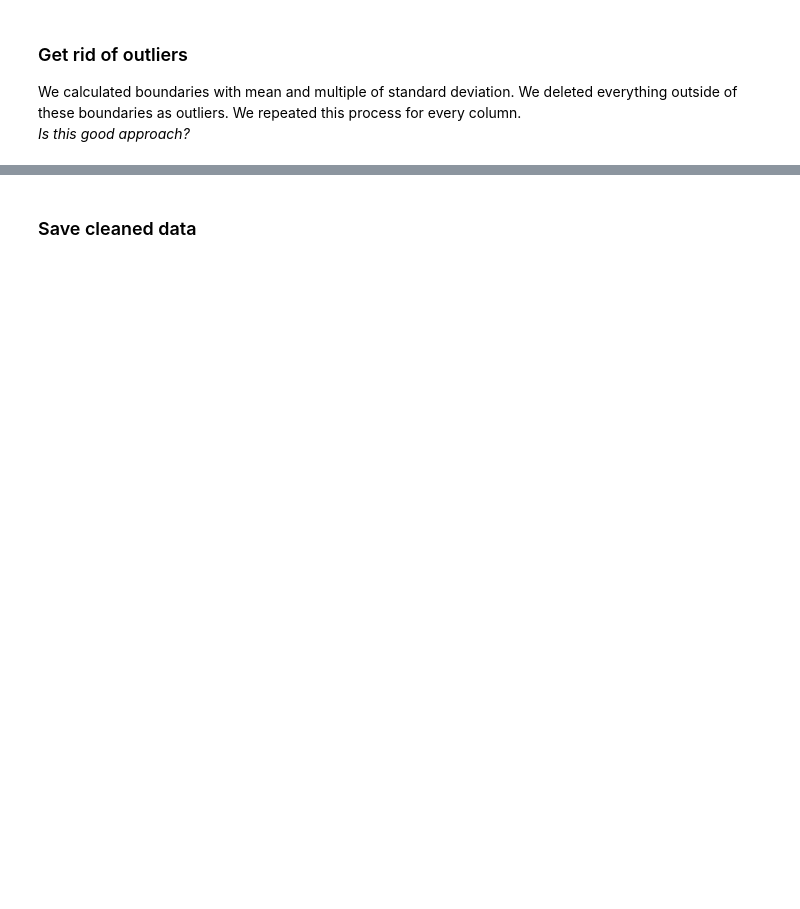
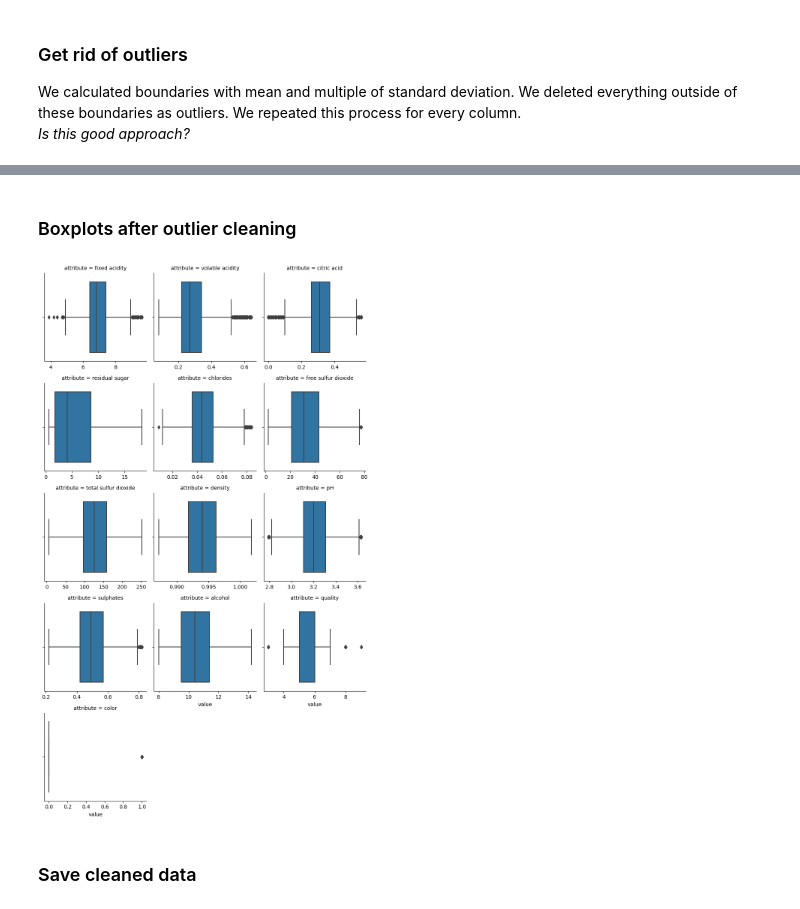
Before and after one commit to pasavec008/neural_networks_1, a Jupyter notebook: data_analysis.ipynb, the cells around one changed output, grey strips where cells are left out. Drawn from its saved outputs; the diff is of its cells as text; code cells hidden in the pictures; blank space fills up the shorter version.

```diff
--- a/data_analysis.ipynb
+++ b/data_analysis.ipynb
@@ -120,3 +128,11 @@ Outliers 0
+# %% [markdown]
+### Boxplots after outlier cleaning
+# %%
+# Create a grid of box plots
+box_grid = sns.FacetGrid(pd.melt(df, var_name = 'attribute'), col = 'attribute', sharex=False, sharey=False, col_wrap=3)
+box_grid = box_grid.map(sns.boxplot, 'value', order = [])
+# %% [output]
+[figure, added]
 # %% [markdown]
 ### Save cleaned data
 # %%
```
Also changed, not shown: parts of 7 cells of this notebook, 2 other files.
